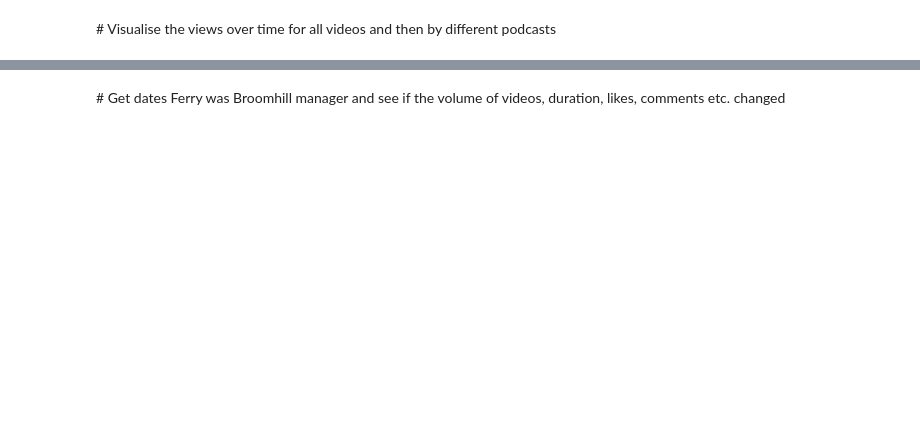
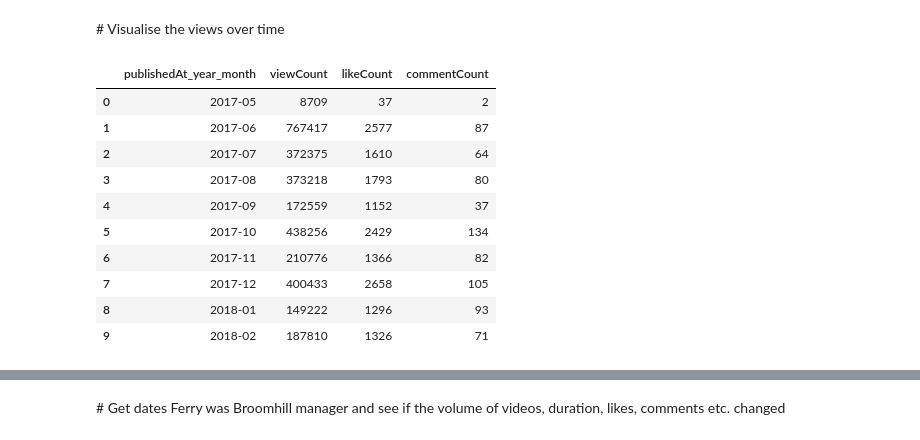
Before and after one commit to JonR45/OpenGoal, a Jupyter notebook: notebooks/5_visualise.ipynb, the cells around one changed output, grey strips where cells are left out. Drawn from its saved outputs; the diff is of its cells as text; code cells hidden in the pictures; blank space fills up the shorter version.

```diff
--- a/notebooks/5_visualise.ipynb
+++ b/notebooks/5_visualise.ipynb
@@ -25,4 +49,4 @@ df.head()
 # %% [markdown]
-# Visualise the views over time for all videos and then by different podcasts
+# Visualise the views over time
 # %%
 # define function that presents a line graph with views between specified dates
@@ -28,0 +90,29 @@ df.head()
+# %%
+# convert publishedAt values from string to datetime
+df['publishedAt'] = pd.to_datetime(df['publishedAt'])
+# use strftime to format the datetime value into just year and month so we can group by year and month
+df['publishedAt_year_month'] = df['publishedAt'].dt.strftime("%Y-%m")
+
+# group the views, likes and comment numbers by month
+df_group = (
+    df.groupby(by=[df['publishedAt_year_month']])[
+    ['viewCount', 'likeCount', 'commentCount']
+    ]
+    .sum()
+    .astype(int)
+    )
+
+df_group.reset_index(inplace=True)
+df_group.head(10)
+# %% [output]
+|  | publishedAt_year_month | viewCount | likeCount | commentCount |
+| 0 | 2017-05 | 8709 | 37 | 2 |
+| 1 | 2017-06 | 767417 | 2577 | 87 |
+| 2 | 2017-07 | 372375 | 1610 | 64 |
+| 3 | 2017-08 | 373218 | 1793 | 80 |
+| 4 | 2017-09 | 172559 | 1152 | 37 |
+| 5 | 2017-10 | 438256 | 2429 | 134 |
+| 6 | 2017-11 | 210776 | 1366 | 82 |
+| 7 | 2017-12 | 400433 | 2658 | 105 |
+| 8 | 2018-01 | 149222 | 1296 | 93 |
+| 9 | 2018-02 | 187810 | 1326 | 71 |
```
Also changed, not shown: parts of 10 cells of this notebook, 3 other files.
